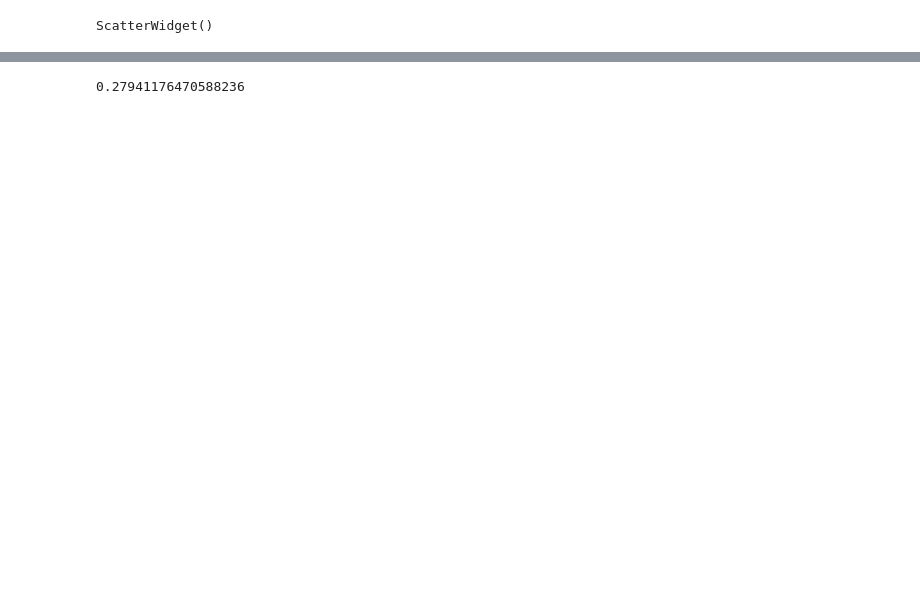
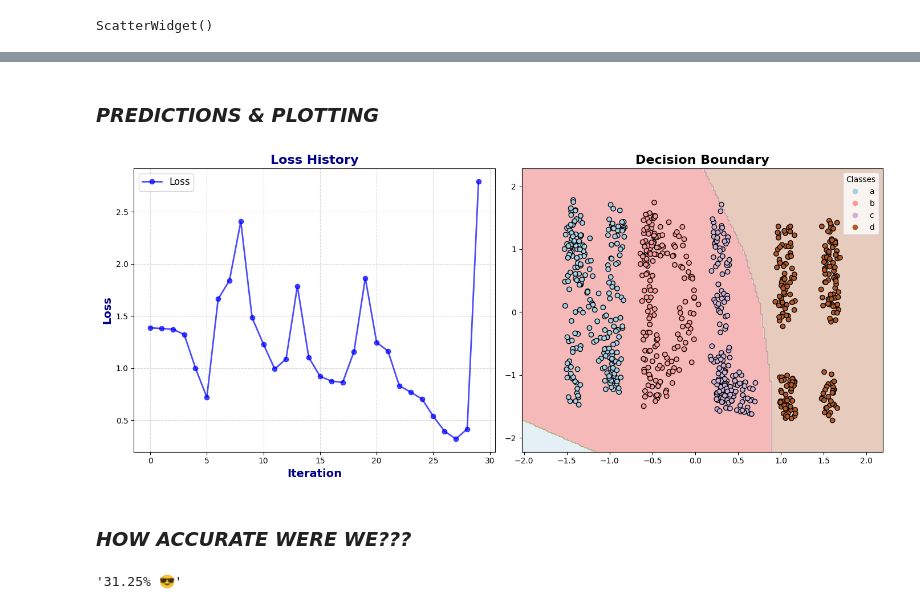
Before and after one commit to AdamPSU/NDL, a Jupyter notebook: nn.ipynb, the cells around one changed output, grey strips where cells are left out. Saved outputs shown, nothing was run; the diff lists cells and outputs as text; code cells hidden in the pictures; blank space fills up the shorter version.

```diff
--- a/nn.ipynb
+++ b/nn.ipynb
@@ -155,0 +206,10 @@ W1, b1, W2, b2 = train(X, y, W1, b1, W2, b2, lr, iterations)
+# %%
+def predict(X, W1, b1, W2, b2):
+  A2, _, _ = forward_pass(X, W1, b1, W2, b2)
+  predictions = np.argmax(A2, axis=1)  # Get class with highest probability
+
+  # Map predictions back to original labels
+  reverse_label_map = {0: "a", 1: "b", 2: "c", 3: "d"}
+  predicted_labels = np.vectorize(reverse_label_map.get)(predictions)
+
+  return predicted_labels
@@ -161,7 +276,10 @@ ScatterWidget()
 # %%
 data2 = widget2.data_as_pandas
+unique_labels = sorted(data2['label'].unique())
+label_map = {label: idx for idx, label in enumerate(unique_labels)}
 data2['label'] = data2['label'].map(label_map)
-data2 = data2.sample(frac=1)
-
+data2 = data2.sample(frac=1).drop('color', axis=1)
 X2 = data2[['x', 'y']].to_numpy()
 y2 = data2[['label']].to_numpy()
+X2 = normalize_data(X2)
+print("Label Mapping:", label_map)
@@ -170,20 +298,13 @@ train_size = int(len(X2) * 0.80)
 
 X_train2, y_train2 = X2[:train_size,], y2[:train_size,]
 X_test2, y_test2 = X2[train_size:,], y2[train_size:,]
-# %%
-def predict(X, W1, b1, W2, b2):
-  Z2, _, _ = forward_pass(X, W1, b1, W2, b2)
-  predictions = np.round(Z2).astype(int)
-
-  label_map = {0: "a", 1: "b", 2: "c", 3: "d"}
-  predictions = np.vectorize(label_map.get)(predictions)
-
-  return predictions
 # %%
-hidden_size = 5
-lr = 0.0001
-iterations = 50
+OUTPUT_SIZE = len(np.unique(y2))
+
+hidden_size = 20
+lr = 0.01
+iterations = 30
 
 W3, b3, W4, b4 = init_params(INPUT_SIZE, hidden_size, OUTPUT_SIZE)
-W3, b3, W4, b4 = train(X_train2, y_train2, W3, b3, W4, b4, lr, iterations)
+W3, b3, W4, b4, loss_history = train(X_train2, y_train2, W3, b3, W4, b4, lr, iterations)
 # %% [output]
@@ -191,3 +314,11 @@ W3, b3, W4, b4 = train(X_train2, y_train2, W3, b3, W4, b4, lr, iterations)
+# %% [markdown]
+### ***PREDICTIONS & PLOTTING***
+# %%
+masterplot(iterations, loss_history, X2, y2, lambda X_new: predict(X_new, W3, b3, W4, b4))
+# %% [output]
+[figure, added]
+# %% [markdown]
+### ***HOW ACCURATE WERE WE???***
 # %%
 def accuracy(y_true, y_pred):
   y_true = np.round(y_true).astype(int)
@@ -197,8 +328,8 @@ def accuracy(y_true, y_pred):
 
   accuracy = np.sum(y_true == y_pred) / len(y_true)
 
-  return accuracy
+  return f"{np.round(accuracy, 2)}% 😎"
 
 accuracy(y_test2, predict(X_test2, W3, b3, W4, b4))
 # %% [output]
-0.27941176470588236
+'31.25% 😎'
```
Also changed, not shown: parts of 22 cells of this notebook.
